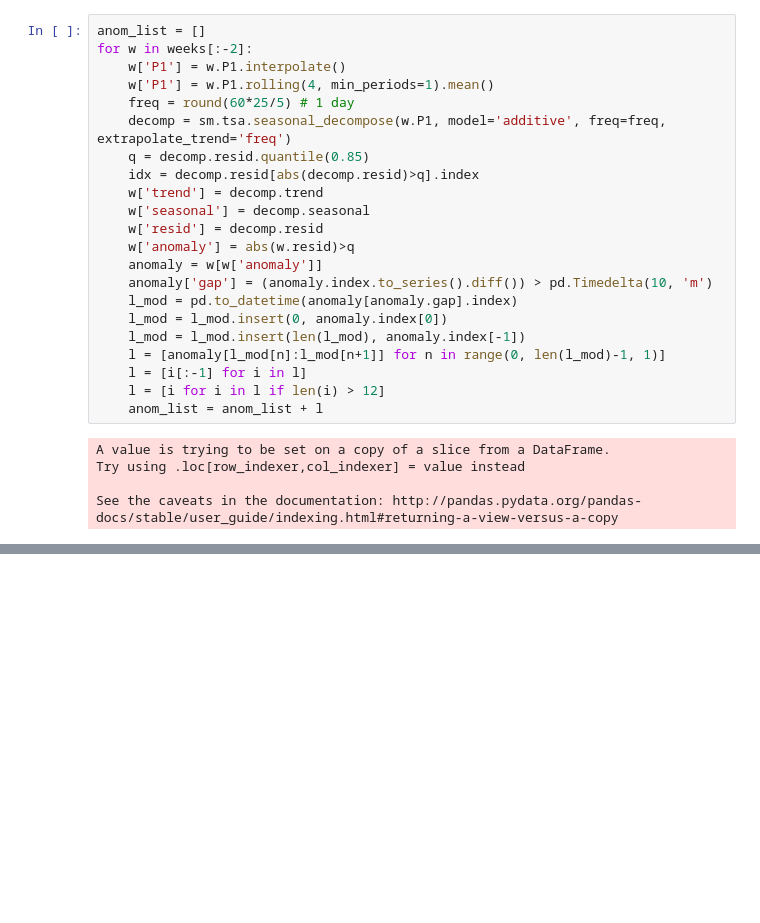
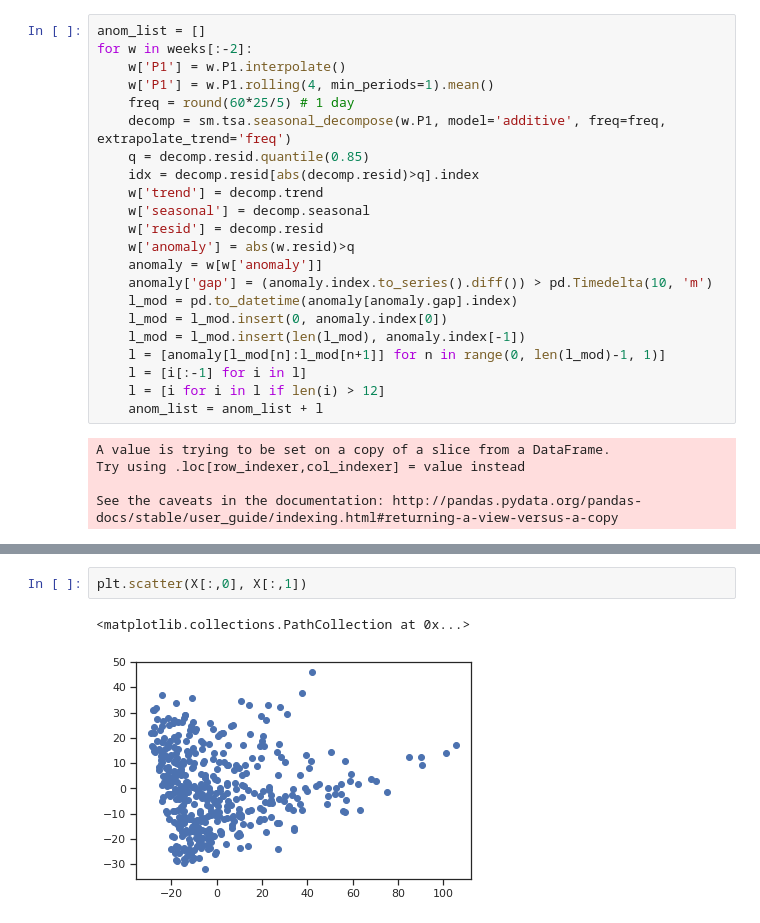
Before and after one commit to aerubanov/Proj_Air_Quality, a Jupyter notebook: notebooks/anomaly selection.ipynb, the cells around one changed output, grey strips where cells are left out. Saved outputs shown, nothing was run; the diff lists cells and outputs as text; blank space fills up the shorter version.

```diff
--- a/notebooks/anomaly selection.ipynb
+++ b/notebooks/anomaly selection.ipynb
@@ -105,0 +185,5 @@ anom_list[91].P1.plot()
+# %%
+plt.scatter(X[:,0], X[:,1])
+# %% [output]
+<matplotlib.collections.PathCollection at 0x...>
+[figure, added]
```
Also changed, not shown: parts of 22 cells of this notebook.
